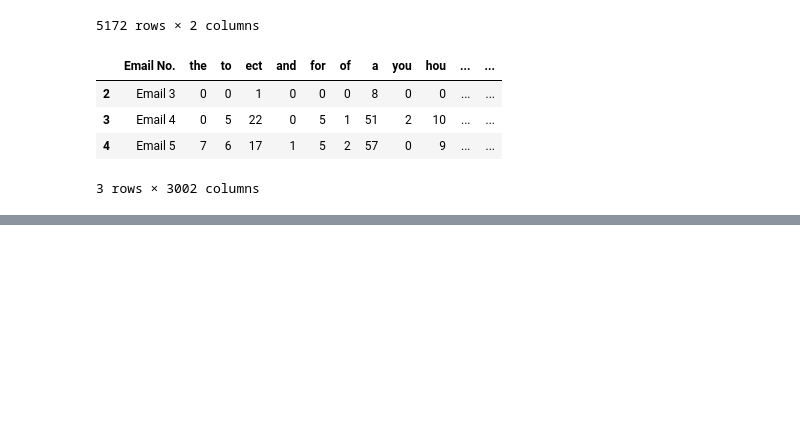
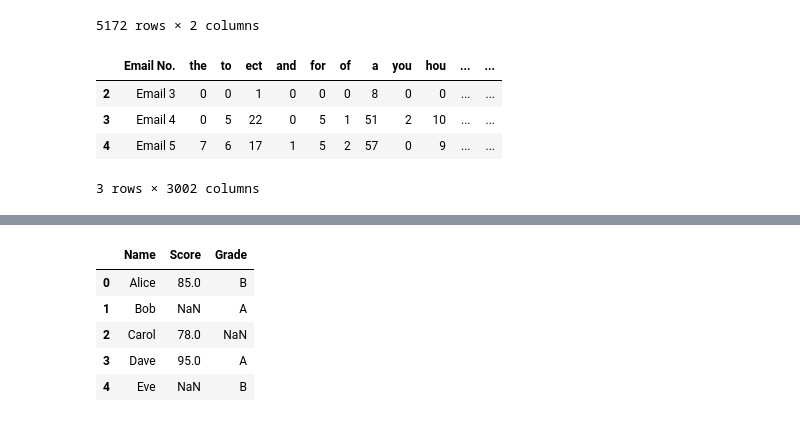
Before and after one commit to subhamoydatta703/Pandas-and-Scikit-Learn, a Jupyter notebook: pandas/pd_bg_prac1.ipynb, the cells around one changed output, grey strips where cells are left out. Saved outputs shown, nothing was run; the diff lists cells and outputs as text; code cells hidden in the pictures; blank space fills up the shorter version.

```diff
--- a/pandas/pd_bg_prac1.ipynb
+++ b/pandas/pd_bg_prac1.ipynb
@@ -104,0 +130,17 @@ df.iloc[2:5]
+# %%
+import numpy as np
+thisData = {
+    'Name':  ['Alice', 'Bob', 'Carol', 'Dave', 'Eve'],
+    'Score': [85, np.nan, 78, 95, np.nan],
+    'Grade': ['B', 'A', None, 'A', 'B']
+}
+
+newData = pd.DataFrame(thisData)
+newData
+# %% [output]
+|  | Name | Score | Grade |
+| 0 | Alice | 85.0 | B |
+| 1 | Bob | NaN | A |
+| 2 | Carol | 78.0 | NaN |
+| 3 | Dave | 95.0 | A |
+| 4 | Eve | NaN | B |
```
Also changed, not shown: parts of 4 cells of this notebook, 2 other files.
